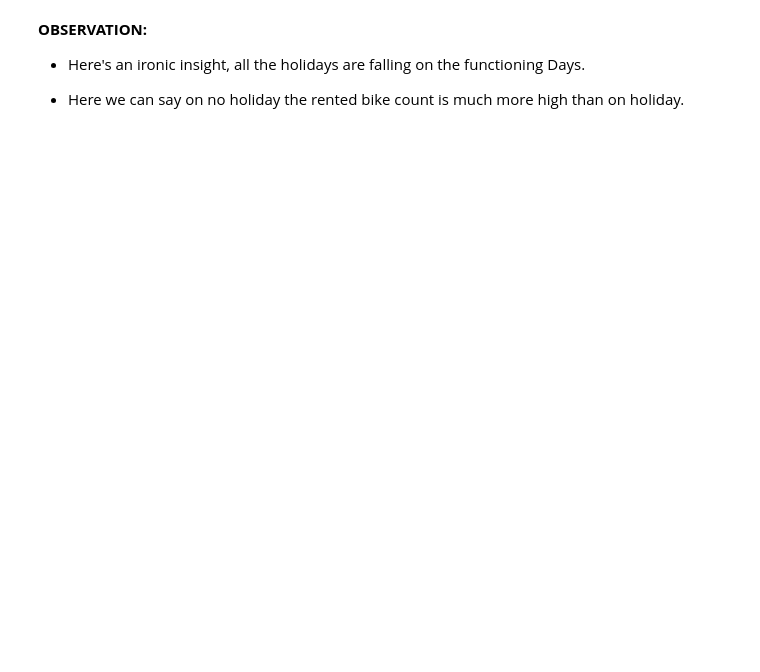
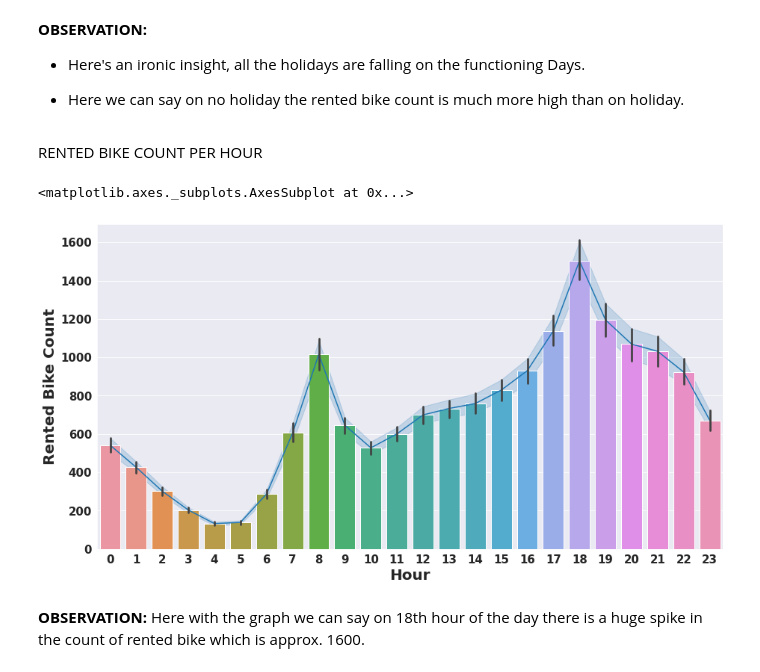
Before and after one commit to SuvOnGithub/Bike-Sharing-Demand-Prediction---Capstone-Project, a Jupyter notebook: suvenddu_Bike_Sharing_Demand_Prediction_Capstone_Project_.ipynb, the cells around one changed output. Saved outputs shown, nothing was run; the diff lists cells and outputs as text; code cells hidden in the pictures; blank space fills up the shorter version.

```diff
--- a/suvenddu_Bike_Sharing_Demand_Prediction_Capstone_Project_.ipynb
+++ b/suvenddu_Bike_Sharing_Demand_Prediction_Capstone_Project_.ipynb
@@ -590,3 +590,15 @@ ggplot(df)+ aes('Functioning Day',fill='Holiday')+geom_bar()
 *   Here's an ironic insight, all the holidays are falling on the functioning Days.
 
 *   Here we can say on no holiday the rented bike count is much more high than on holiday.
+# %% [markdown]
+RENTED BIKE COUNT PER HOUR
+# %%
+ #plotting graph
+plt.figure(figsize=(15,8))
+sns.lineplot(df['Hour'],df['Rented Bike Count'])
+sns.barplot(df['Hour'],df['Rented Bike Count'])
+# %% [output]
+<matplotlib.axes._subplots.AxesSubplot at 0x...>
+[figure, added]
+# %% [markdown]
+ **OBSERVATION:**  Here with the graph we can say on 18th hour of the day there is a huge spike in the count of rented bike which is approx. 1600.
```
Also changed, not shown: parts of 1 cell of this notebook.
